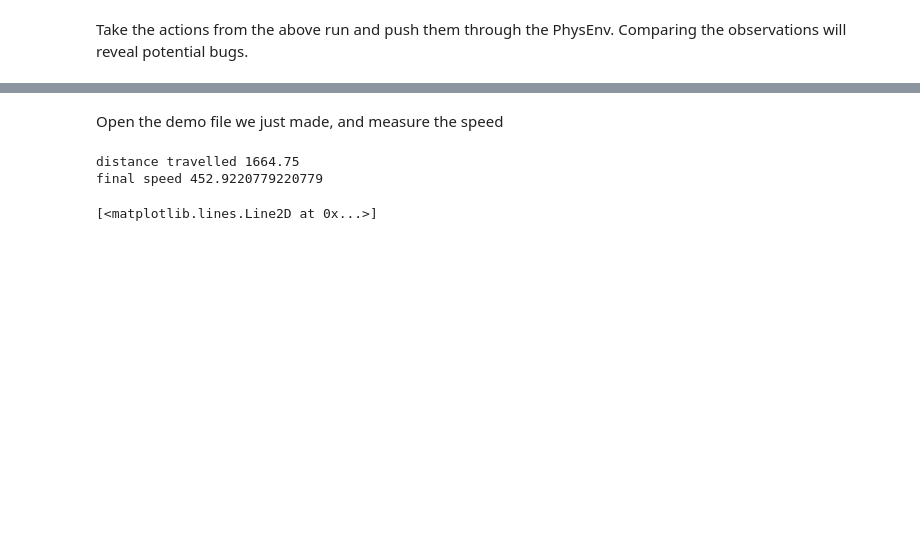
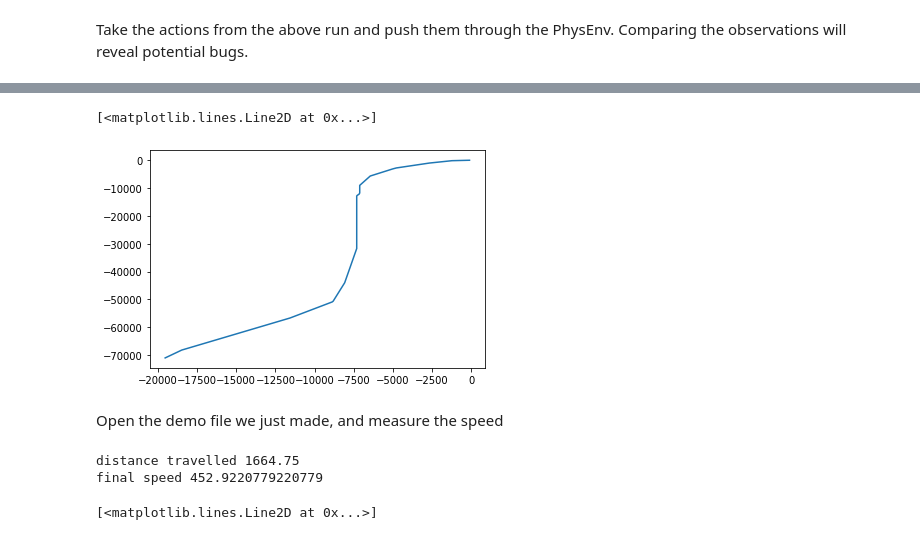
Before and after one commit to matthewearl/q1physrl, a Jupyter notebook: notebooks/RL client.ipynb, the cells around one changed output, grey strips where cells are left out. Saved outputs shown, nothing was run; the diff lists cells and outputs as text; code cells hidden in the pictures; blank space fills up the shorter version.

```diff
--- a/notebooks/RL client.ipynb
+++ b/notebooks/RL client.ipynb
@@ -127,3 +129,8 @@ plt.plot(np.max(np.abs(obs - obs2), axis=1))
+# %%
+plt.plot(np.cumsum(obs2[:, 3]), np.cumsum(obs2[:, 4]))
+# %% [output]
+[<matplotlib.lines.Line2D at 0x...>]
+[figure, added]
 # %% [markdown]
 Open the demo file we just made, and measure the speed
 # %%
```
Also changed, not shown: parts of 7 cells of this notebook, 2 other files.
